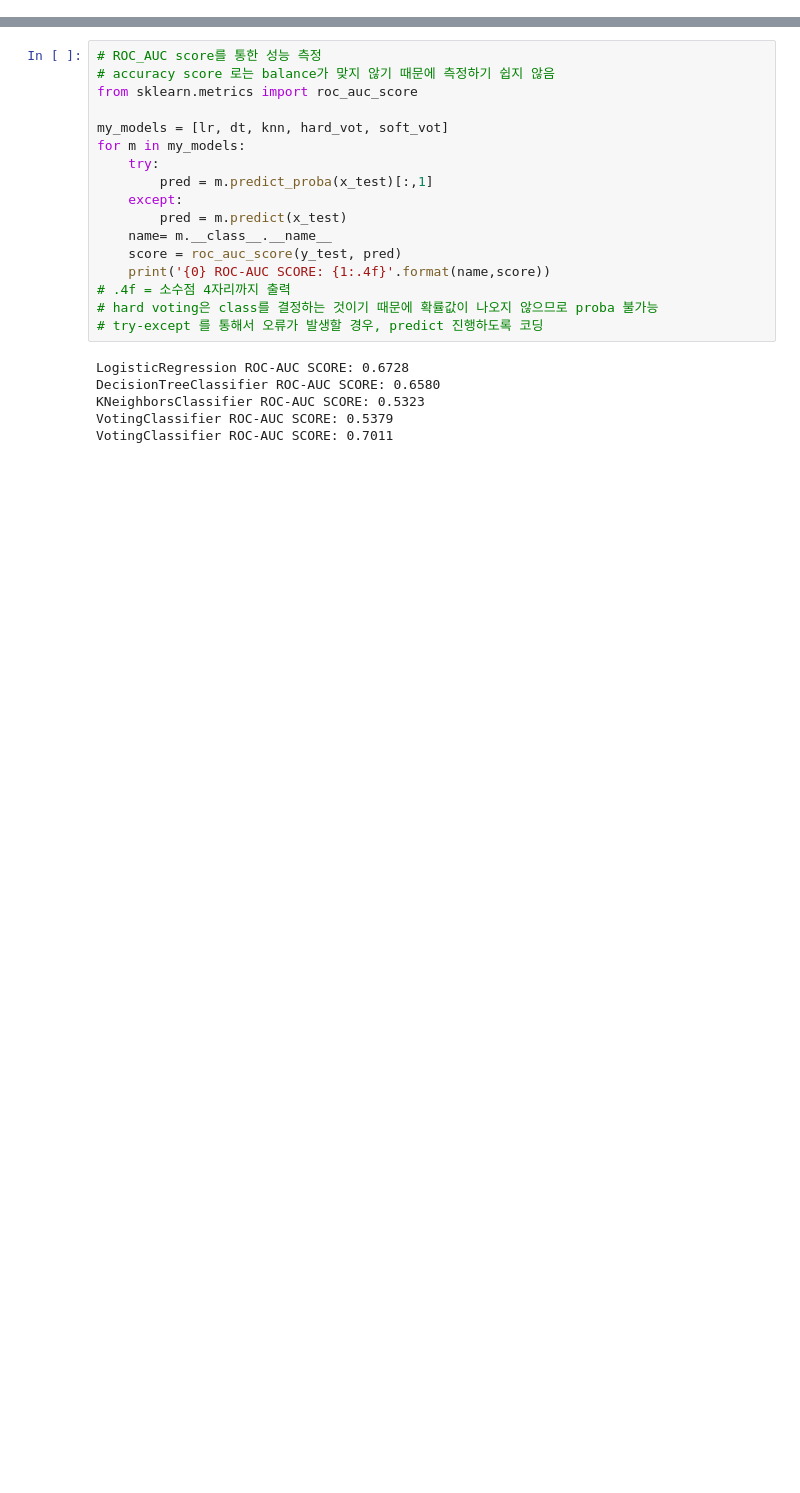
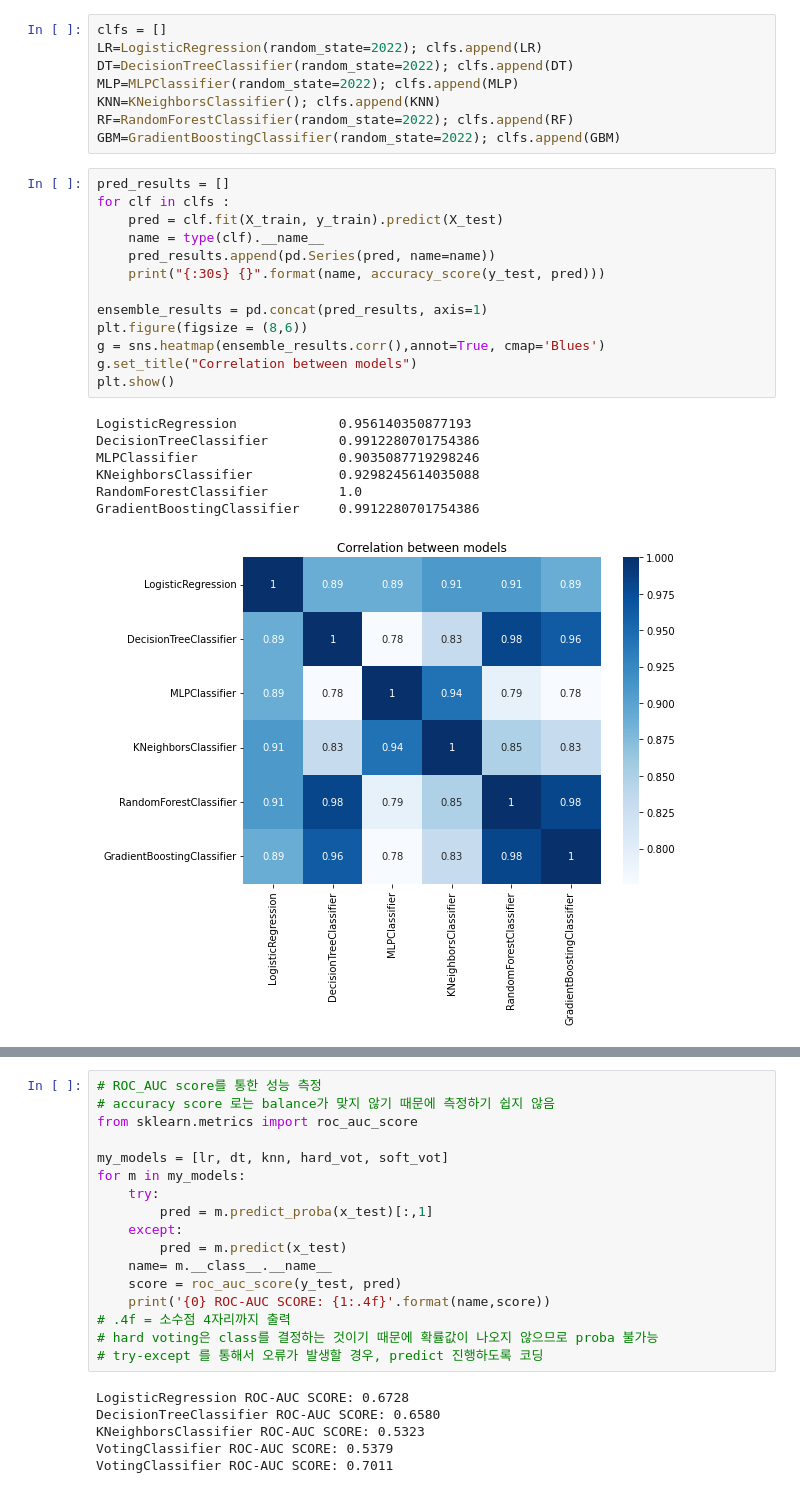
Before and after one commit to luckyspia/TIL, a Jupyter notebook: Machine_Learning/05.Ensemble.ipynb, the cells around one changed output, grey strips where cells are left out. Saved outputs shown, nothing was run; the diff lists cells and outputs as text; blank space fills up the shorter version.

Commit message:
Ensembel Methods and Models

```diff
--- a/Machine_Learning/05.Ensemble.ipynb
+++ b/Machine_Learning/05.Ensemble.ipynb
@@ -48,0 +39,29 @@ churn = churn.drop(columns='Exited')
+# %%
+clfs = []
+LR=LogisticRegression(random_state=2022); clfs.append(LR)
+DT=DecisionTreeClassifier(random_state=2022); clfs.append(DT)
+MLP=MLPClassifier(random_state=2022); clfs.append(MLP)
+KNN=KNeighborsClassifier(); clfs.append(KNN)
+RF=RandomForestClassifier(random_state=2022); clfs.append(RF)
+GBM=GradientBoostingClassifier(random_state=2022); clfs.append(GBM)
+# %%
+pred_results = []
+for clf in clfs :
+    pred = clf.fit(X_train, y_train).predict(X_test)
+    name = type(clf).__name__
+    pred_results.append(pd.Series(pred, name=name))
+    print("{:30s} {}".format(name, accuracy_score(y_test, pred)))
+
+ensemble_results = pd.concat(pred_results, axis=1)
+plt.figure(figsize = (8,6))
+g = sns.heatmap(ensemble_results.corr(),annot=True, cmap='Blues')
+g.set_title("Correlation between models")
+plt.show()
+# %% [output]
+LogisticRegression             0.956140350877193
+DecisionTreeClassifier         0.9912280701754386
+MLPClassifier                  0.9035087719298246
+KNeighborsClassifier           0.9298245614035088
+RandomForestClassifier         1.0
+GradientBoostingClassifier     0.9912280701754386
+[figure, added]
```
Also changed, not shown: parts of 45 cells of this notebook.
